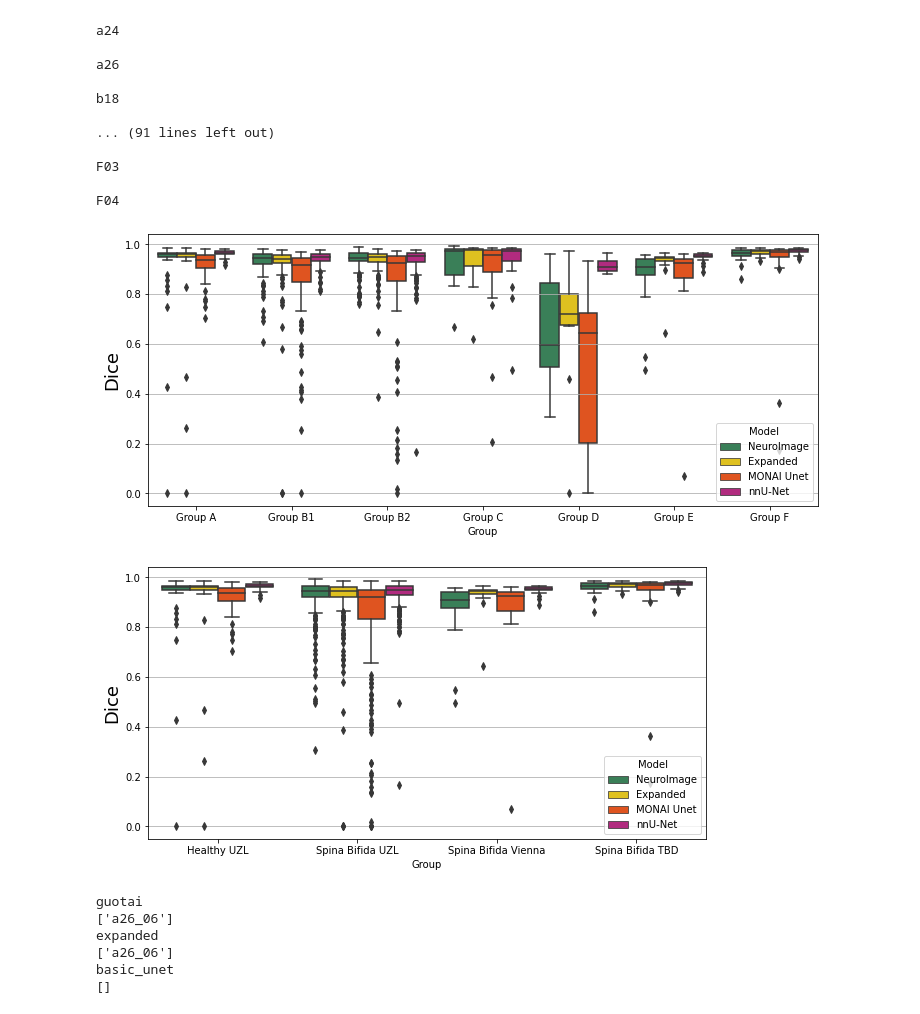
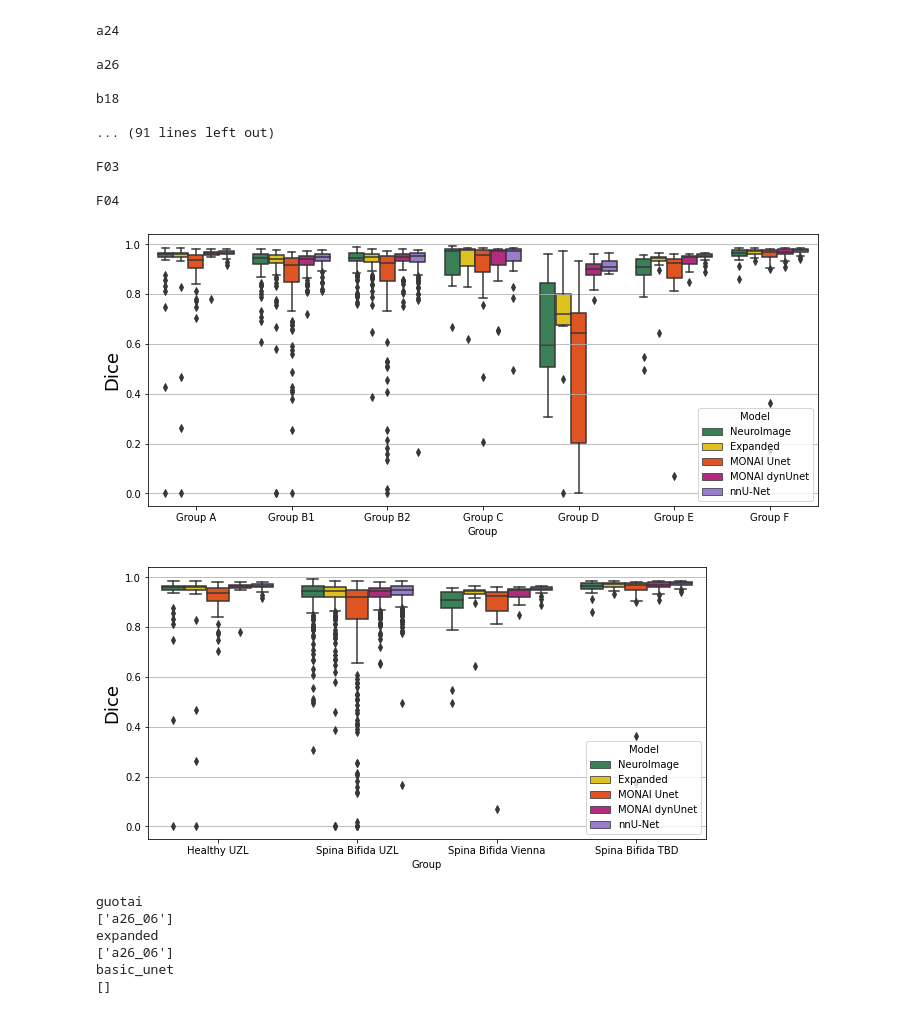
Before and after one commit to gift-surg/FetalBrainSegmentation_MONAI, a Jupyter notebook: notebooks/inference_comparison_neuroimage.ipynb, the cells around one changed output. Cells and saved outputs as stored; diff of their text form; code cells hidden in the pictures.

```diff
--- a/notebooks/inference_comparison_neuroimage.ipynb
+++ b/notebooks/inference_comparison_neuroimage.ipynb
@@ -166,6 +166,10 @@ def get_all_dice(group="GroupA", remove_outliers=False):
                                 "basic_unet_monai", "tests_deterministic_seeds", "monai0.2.0_tests",
                                  "2020-09-22_15-50-00_monai0.2.0-MONAI_unet-Batch_Dice_Xent_two_channel_inplanecrop",
                                  "inference_valid_key_metric=0.9504"])
+    folder_dynUnet = os.path.join(*[abs_dir, "Desktop", "GIFT-Surg", "FBS_Monai",
+                                "basic_unet_monai", "tests_deterministic_seeds", "monai0.3.0_tests",
+                                 "2020-09-30_16-39-21_monai0.3.0-MONAI_dynUNet_inplanespacing",
+                                 "inference_valid_key_metric=0.9444"])
     folder_nnUnet = os.path.join(*[abs_dir, "Desktop", "GIFT-Surg", "FBS_Monai",
                                 "basic_unet_monai", "tests_deterministic_seeds", "nnUNet_comparison",
                                 "nnUNet_UniformSampling_pred_test"])
@@ -190,7 +194,7 @@ def get_all_dice(group="GroupA", remove_outliers=False):
                'GroupE': folder_gt2,
                'GroupF': folder_gt2}
 
-    dice_vals = {"subj_id": [], "guotai": [], "expanded": [], "basic_unet": [], "nnU-Net": []}
+    dice_vals = {"subj_id": [], "guotai": [], "expanded": [], "basic_unet": [], "dynUnet": [], "nnU-Net": []}
     subj_list = params_dict[group]
     folder_gt = gt_dict[group]
     with open(subj_list) as r:
@@ -230,6 +234,13 @@ def get_all_dice(group="GroupA", remove_outliers=False):
                     monai_segment = apply_post_processing(monai_segment)
                 dice_vals["basic_unet"].append(compute_dice(gt, monai_segment))
 
+                # extract dice from basic unet in monai
+                monai_dyn_file = os.path.join(*[folder_dynUnet, scan_id + "_Image", scan_id + "_Image_seg.nii.gz"])
+                monai_dyn_segment = np.squeeze(read_nifti(monai_dyn_file))
+                if(remove_outliers):
+                    monai_dyn_segment = apply_post_processing(monai_dyn_segment)
+                dice_vals["dynUnet"].append(compute_dice(gt, monai_dyn_segment))
+
                 # extract dice from nnUNet
                 nnunet_file = os.path.join(*[folder_nnUnet, group + "_" + scan_id + "_Image.nii.gz"])
                 nnunet_segment = np.squeeze(read_nifti(nnunet_file))
@@ -240,6 +251,7 @@ def get_all_dice(group="GroupA", remove_outliers=False):
     dice_vals["guotai"] = np.asarray(dice_vals["guotai"])
     dice_vals["expanded"] = np.asarray(dice_vals["expanded"])
     dice_vals["basic_unet"] = np.asarray(dice_vals["basic_unet"])
+    dice_vals["dynUnet"] = np.asarray(dice_vals["dynUnet"])
     dice_vals["nnU-Net"] = np.asarray(dice_vals["nnU-Net"])
 
     return dice_vals
@@ -281,35 +293,43 @@ pd1 = pd1.append(pd.DataFrame({'Group': 'Group B2', 'Dice': dice_groupB2['guotai
 pd1 = pd1.append(pd.DataFrame({'Group': 'Group B2', 'Dice': dice_groupB2['expanded'], 'Model': 'Expanded'}))
 pd1 = pd1.append(pd.DataFrame({'Group': 'Group C', 'Dice': dice_groupC['guotai'], 'Model': 'NeuroImage'}))
 pd1 = pd1.append(pd.DataFrame({'Group': 'Group C', 'Dice': dice_groupC['expanded'], 'Model': 'Expanded'}))
 pd1 = pd1.append(pd.DataFrame({'Group': 'Group D', 'Dice': dice_groupD['guotai'], 'Model': 'NeuroImage'}))
 pd1 = pd1.append(pd.DataFrame({'Group': 'Group D', 'Dice': dice_groupD['expanded'], 'Model': 'Expanded'}))
 pd1 = pd1.append(pd.DataFrame({'Group': 'Group E', 'Dice': dice_groupE['guotai'], 'Model': 'NeuroImage'}))
 pd1 = pd1.append(pd.DataFrame({'Group': 'Group E', 'Dice': dice_groupE['expanded'], 'Model': 'Expanded'}))
 pd1 = pd1.append(pd.DataFrame({'Group': 'Group F', 'Dice': dice_groupF['guotai'], 'Model': 'NeuroImage'}))
 pd1 = pd1.append(pd.DataFrame({'Group': 'Group F', 'Dice': dice_groupF['expanded'], 'Model': 'Expanded'}))
 
 pd1 = pd1.append(pd.DataFrame({'Group': 'Group A', 'Dice': dice_groupA['basic_unet'], 'Model': 'MONAI Unet'}))
 pd1 = pd1.append(pd.DataFrame({'Group': 'Group B1', 'Dice': dice_groupB1['basic_unet'], 'Model': 'MONAI Unet'}))
 pd1 = pd1.append(pd.DataFrame({'Group': 'Group B2', 'Dice': dice_groupB2['basic_unet'], 'Model': 'MONAI Unet'}))
 pd1 = pd1.append(pd.DataFrame({'Group': 'Group C', 'Dice': dice_groupC['basic_unet'], 'Model': 'MONAI Unet'}))
 pd1 = pd1.append(pd.DataFrame({'Group': 'Group D', 'Dice': dice_groupD['basic_unet'], 'Model': 'MONAI Unet'}))
 pd1 = pd1.append(pd.DataFrame({'Group': 'Group E', 'Dice': dice_groupE['basic_unet'], 'Model': 'MONAI Unet'}))
 pd1 = pd1.append(pd.DataFrame({'Group': 'Group F', 'Dice': dice_groupF['basic_unet'], 'Model': 'MONAI Unet'}))
 
+pd1 = pd1.append(pd.DataFrame({'Group': 'Group A', 'Dice': dice_groupA['dynUnet'], 'Model': 'MONAI dynUnet'}))
+pd1 = pd1.append(pd.DataFrame({'Group': 'Group B1', 'Dice': dice_groupB1['dynUnet'], 'Model': 'MONAI dynUnet'}))
+pd1 = pd1.append(pd.DataFrame({'Group': 'Group B2', 'Dice': dice_groupB2['dynUnet'], 'Model': 'MONAI dynUnet'}))
+pd1 = pd1.append(pd.DataFrame({'Group': 'Group C', 'Dice': dice_groupC['dynUnet'], 'Model': 'MONAI dynUnet'}))
+pd1 = pd1.append(pd.DataFrame({'Group': 'Group D', 'Dice': dice_groupD['dynUnet'], 'Model': 'MONAI dynUnet'}))
+pd1 = pd1.append(pd.DataFrame({'Group': 'Group E', 'Dice': dice_groupE['dynUnet'], 'Model': 'MONAI dynUnet'}))
+pd1 = pd1.append(pd.DataFrame({'Group': 'Group F', 'Dice': dice_groupF['dynUnet'], 'Model': 'MONAI dynUnet'}))
+
 pd1 = pd1.append(pd.DataFrame({'Group': 'Group A', 'Dice': dice_groupA['nnU-Net'], 'Model': 'nnU-Net'}))
 pd1 = pd1.append(pd.DataFrame({'Group': 'Group B1', 'Dice': dice_groupB1['nnU-Net'], 'Model': 'nnU-Net'}))
 pd1 = pd1.append(pd.DataFrame({'Group': 'Group B2', 'Dice': dice_groupB2['nnU-Net'], 'Model': 'nnU-Net'}))
 pd1 = pd1.append(pd.DataFrame({'Group': 'Group C', 'Dice': dice_groupC['nnU-Net'], 'Model': 'nnU-Net'}))
 pd1 = pd1.append(pd.DataFrame({'Group': 'Group D', 'Dice': dice_groupD['nnU-Net'], 'Model': 'nnU-Net'}))
 pd1 = pd1.append(pd.DataFrame({'Group': 'Group E', 'Dice': dice_groupE['nnU-Net'], 'Model': 'nnU-Net'}))
 pd1 = pd1.append(pd.DataFrame({'Group': 'Group F', 'Dice': dice_groupF['nnU-Net'], 'Model': 'nnU-Net'}))
 
 fig = plt.figure(figsize=(12, 5))
-b1 = sns.boxplot(x='Group', y='Dice', hue='Model', data=pd1, palette=['seagreen', 'gold', 'orangered', 'mediumvioletred'])
+b1 = sns.boxplot(x='Group', y='Dice', hue='Model', data=pd1, palette=['seagreen', 'gold', 'orangered', 'mediumvioletred', 'mediumpurple'])
 b1.set_ylabel('Dice', fontsize=18)
 plt.grid(b=True,axis='y')
 # %% [output]
-[figure, old version]
+[figure, new version]
 # %%
 pd2 = pd.DataFrame(data={'Group': 'Healthy UZL', 'Dice': dice_groupA['guotai'], 'Model': 'NeuroImage'})
 pd2 = pd2.append(pd.DataFrame({'Group': 'Healthy UZL', 'Dice': dice_groupA['expanded'], 'Model': 'Expanded'}))
@@ -334,6 +354,14 @@ pd2 = pd2.append(pd.DataFrame({'Group': 'Spina Bifida UZL', 'Dice': dice_groupD[
 pd2 = pd2.append(pd.DataFrame({'Group': 'Spina Bifida Vienna', 'Dice': dice_groupE['basic_unet'], 'Model': 'MONAI Unet'}))
 pd2 = pd2.append(pd.DataFrame({'Group': 'Spina Bifida TBD', 'Dice': dice_groupF['basic_unet'], 'Model': 'MONAI Unet'}))
 
+pd2 = pd2.append(pd.DataFrame({'Group': 'Healthy UZL', 'Dice': dice_groupA['dynUnet'], 'Model': 'MONAI dynUnet'}))
+pd2 = pd2.append(pd.DataFrame({'Group': 'Spina Bifida UZL', 'Dice': dice_groupB1['dynUnet'], 'Model': 'MONAI dynUnet'}))
+pd2 = pd2.append(pd.DataFrame({'Group': 'Spina Bifida UZL', 'Dice': dice_groupB2['dynUnet'], 'Model': 'MONAI dynUnet'}))
+pd2 = pd2.append(pd.DataFrame({'Group': 'Spina Bifida UZL', 'Dice': dice_groupC['dynUnet'], 'Model': 'MONAI dynUnet'}))
+pd2 = pd2.append(pd.DataFrame({'Group': 'Spina Bifida UZL', 'Dice': dice_groupD['dynUnet'], 'Model': 'MONAI dynUnet'}))
+pd2 = pd2.append(pd.DataFrame({'Group': 'Spina Bifida Vienna', 'Dice': dice_groupE['dynUnet'], 'Model': 'MONAI dynUnet'}))
+pd2 = pd2.append(pd.DataFrame({'Group': 'Spina Bifida TBD', 'Dice': dice_groupF['dynUnet'], 'Model': 'MONAI dynUnet'}))
+
 pd2 = pd2.append(pd.DataFrame({'Group': 'Healthy UZL', 'Dice': dice_groupA['nnU-Net'], 'Model': 'nnU-Net'}))
 pd2 = pd2.append(pd.DataFrame({'Group': 'Spina Bifida UZL', 'Dice': dice_groupB1['nnU-Net'], 'Model': 'nnU-Net'}))
 pd2 = pd2.append(pd.DataFrame({'Group': 'Spina Bifida UZL', 'Dice': dice_groupB2['nnU-Net'], 'Model': 'nnU-Net'}))
@@ -343,11 +371,11 @@ pd2 = pd2.append(pd.DataFrame({'Group': 'Spina Bifida Vienna', 'Dice': dice_grou
 pd2 = pd2.append(pd.DataFrame({'Group': 'Spina Bifida TBD', 'Dice': dice_groupF['nnU-Net'], 'Model': 'nnU-Net'}))
 
 fig2 = plt.figure(figsize=(10, 5))
-b2 = sns.boxplot(x='Group', y='Dice', hue='Model', data=pd2, palette=['seagreen', 'gold', 'orangered', 'mediumvioletred'])
+b2 = sns.boxplot(x='Group', y='Dice', hue='Model', data=pd2, palette=['seagreen', 'gold', 'orangered', 'mediumvioletred', 'mediumpurple'])
 b2.set_ylabel('Dice', fontsize=18)
 plt.grid(b=True,axis='y')
 # %% [output]
-[figure, old version]
+[figure, new version]
 # %%
 for k in ['guotai', 'expanded', 'basic_unet']:
     print(k)
```
Also changed, not shown: 3 other files.
